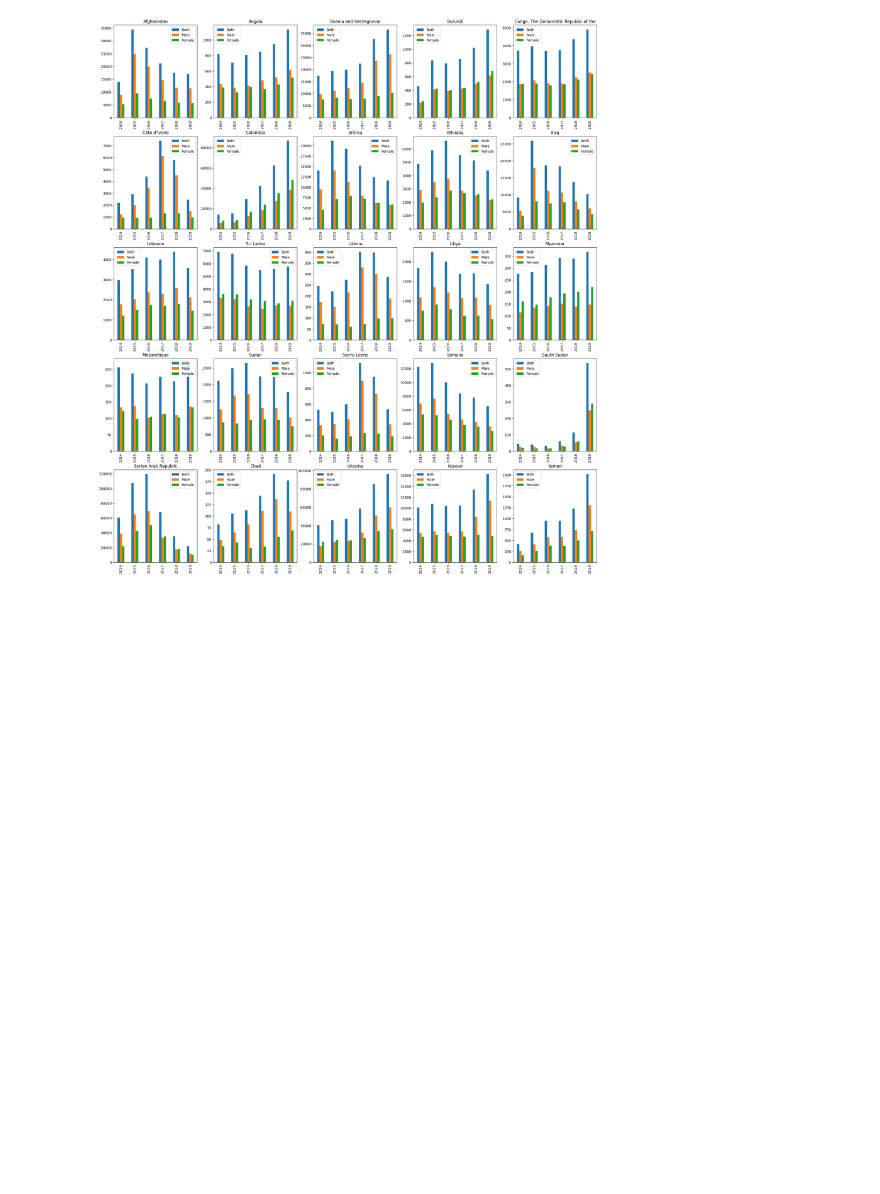
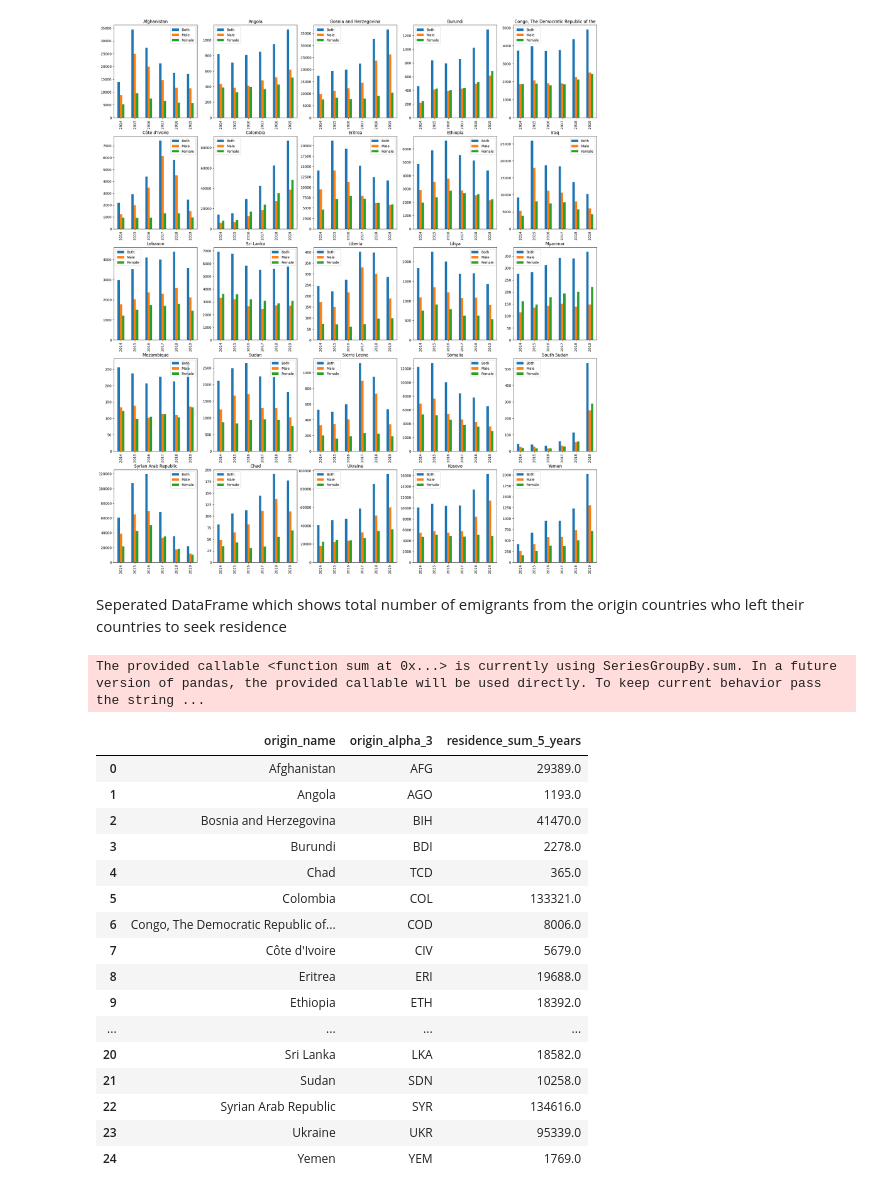
Before and after one commit to MIT-Emerging-Talent/2024-group-07-cdsp, a Jupyter notebook: Data_Analysis/first_iteration/First_Analysis.ipynb, the cells around one changed output. Saved outputs shown, nothing was run; the diff lists cells and outputs as text; code cells hidden in the pictures; blank space fills up the shorter version.

```diff
--- a/Data_Analysis/first_iteration/First_Analysis.ipynb
+++ b/Data_Analysis/first_iteration/First_Analysis.ipynb
@@ -118,3 +124,40 @@ for i in range(0,5):
         x.transpose().plot(ax=axes[i,j], kind='bar', title= country_names[i][j])
 # %% [output]
 [figure]
+# %% [markdown]
+Seperated DataFrame which shows total number of emigrants from the origin countries who left their countries to seek residence
+# %%
+residence_perpose = countries_of_interest_df
+residence_perpose['residence_sum_5_years'] = residence_perpose['ESTAT_2014_F_T_res'] + residence_perpose['ESTAT_2015_F_T_res'] + residence_perpose['ESTAT_2016_F_T_res'] + residence_perpose['ESTAT_2017_F_T_res']+residence_perpose['ESTAT_2018_F_T_res']+residence_perpose['ESTAT_2019_F_T_res']
+
+group_residence = residence_perpose.groupby(['origin_name', 'origin_alpha_3'])
+group_residence = group_residence.agg({'residence_sum_5_years': np.sum})
+
+group_residence = pd.DataFrame(group_residence)
+group_residence = group_residence.reset_index()
+
+
+# sum_group_residence = group_residence['residence_sum_5_years'].sum()
+# sum_group_residence = pd.DataFrame(sum_group_residence)
+# sum_group_residence['origin_name']
+# # size = group.agg({'destination_name':[np.size]})
+# group[['ESTAT_2014_F_T_res']+['ESTAT_2015_F_T_res']].
+# %% [output]
+The provided callable <function sum at 0x...> is currently using SeriesGroupBy.sum. In a future version of pandas, the provided callable will be used directly. To keep current behavior pass the string ...
+|  | origin_name | origin_alpha_3 | residence_sum_5_years |
+| 0 | Afghanistan | AFG | 29389.0 |
+| 1 | Angola | AGO | 1193.0 |
+| 2 | Bosnia and Herzegovina | BIH | 41470.0 |
+| 3 | Burundi | BDI | 2278.0 |
+| 4 | Chad | TCD | 365.0 |
+| 5 | Colombia | COL | 133321.0 |
+| 6 | Congo, The Democratic Republic of... | COD | 8006.0 |
+| 7 | Côte d'Ivoire | CIV | 5679.0 |
+| 8 | Eritrea | ERI | 19688.0 |
+| 9 | Ethiopia | ETH | 18392.0 |
+| ... | ... | ... | ... |
+| 20 | Sri Lanka | LKA | 18582.0 |
+| 21 | Sudan | SDN | 10258.0 |
+| 22 | Syrian Arab Republic | SYR | 134616.0 |
+| 23 | Ukraine | UKR | 95339.0 |
+| 24 | Yemen | YEM | 1769.0 |
```
Also changed, not shown: parts of 5 cells of this notebook, 3 other files.
